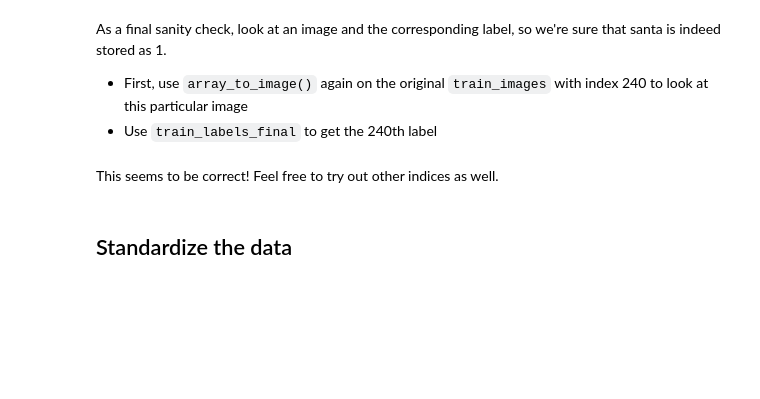
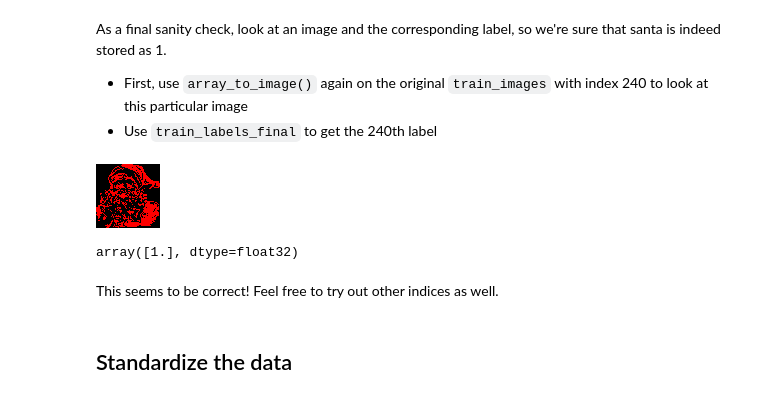
Before and after one commit to mduncan23/dsc-introduction-to-neural-networks-lab, a Jupyter notebook: index.ipynb, the cells around one changed output. Drawn from its saved outputs; the diff is of its cells as text; code cells hidden in the pictures; blank space fills up the shorter version.

```diff
--- a/index.ipynb
+++ b/index.ipynb
@@ -171,8 +234,14 @@ As a final sanity check, look at an image and the corresponding label, so we're
 - Use `train_labels_final` to get the 240th label
 # %%
 # Preview train image at index 240
+array_to_img(train_images[240])
+# %% [output]
+[figure, added]
 # %%
 # Preview train label at index 240
+train_labels_final[:,240]
+# %% [output]
+array([1.], dtype=float32)
 # %% [markdown]
 This seems to be correct! Feel free to try out other indices as well.
 # %% [markdown]
```
Also changed, not shown: parts of 34 cells of this notebook.
